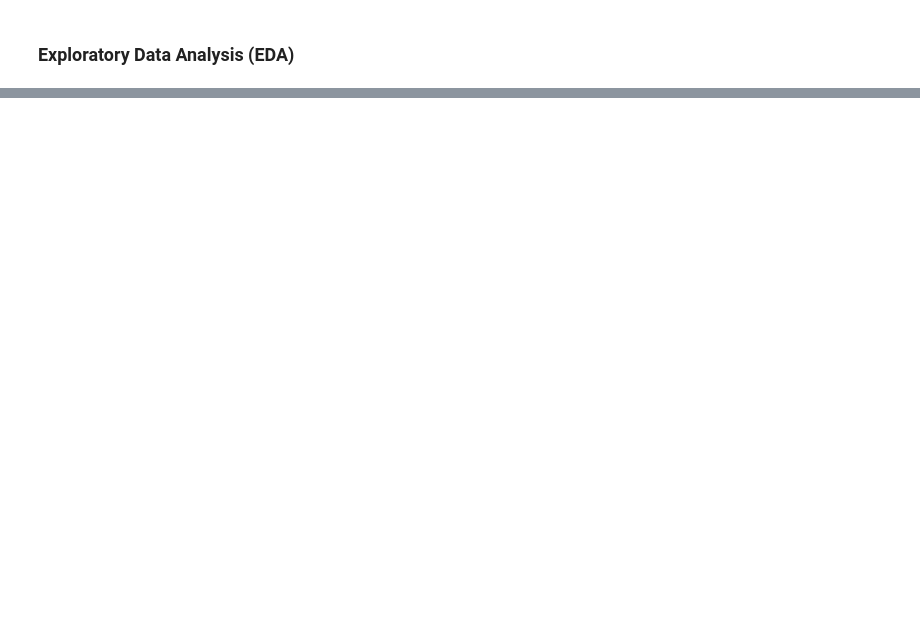
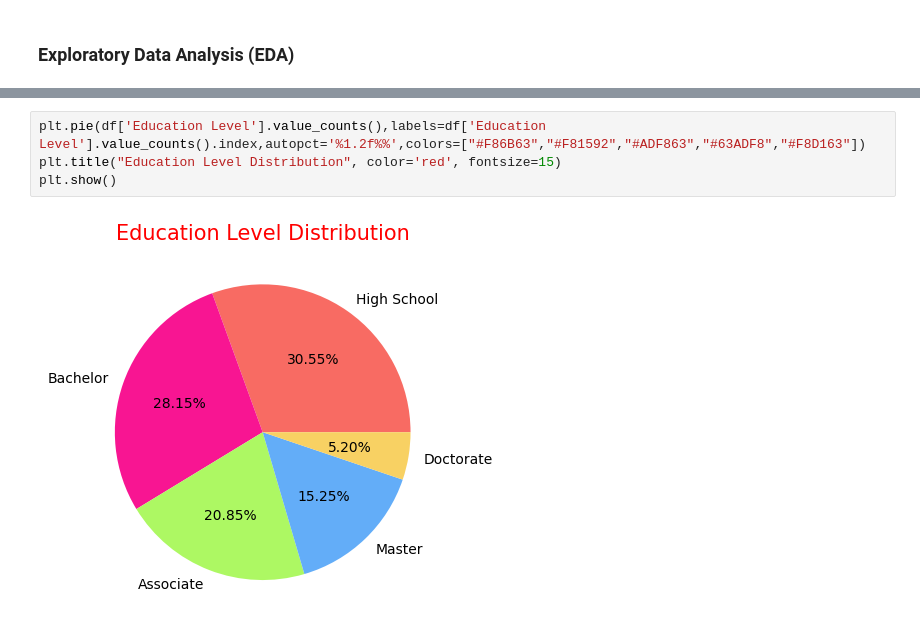
Before and after one commit to pranu-05/Intelligent-Loan-Pricing-ML-Project, a Jupyter notebook: loan_approved_predictor_notebook.ipynb, the cells around one changed output, grey strips where cells are left out. Cells and saved outputs as stored; diff of their text form; blank space fills up the shorter version.

```diff
--- a/loan_approved_predictor_notebook.ipynb
+++ b/loan_approved_predictor_notebook.ipynb
@@ -165,0 +371,6 @@ df["Education Level"].value_counts()
+# %%
+plt.pie(df['Education Level'].value_counts(),labels=df['Education Level'].value_counts().index,autopct='%1.2f%%',colors=["#F86B63","#F81592","#ADF863","#63ADF8","#F8D163"])
+plt.title("Education Level Distribution", color='red', fontsize=15)
+plt.show()
+# %% [output]
+[figure, added]
```
Also changed, not shown: parts of 24 cells of this notebook.
